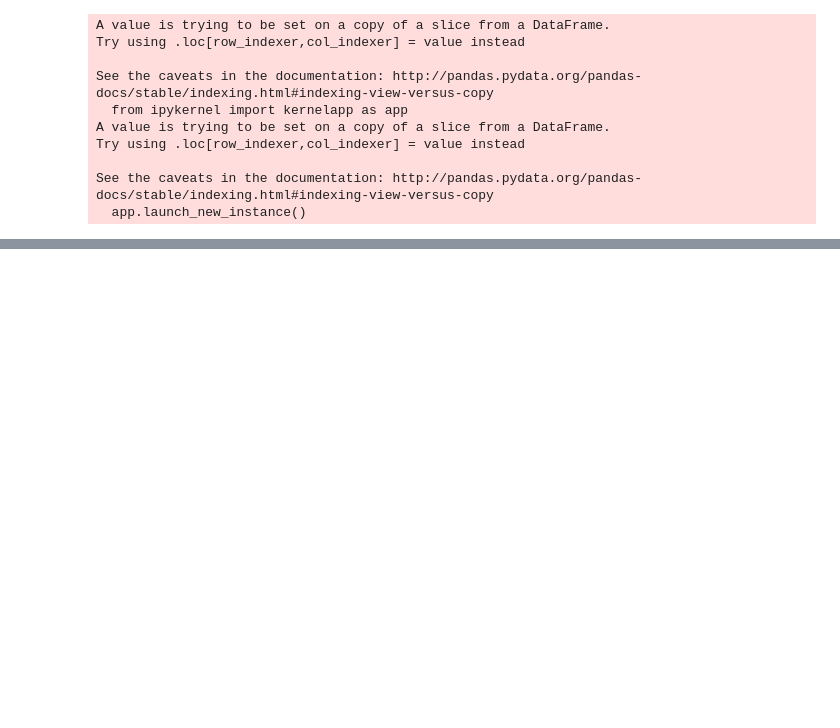
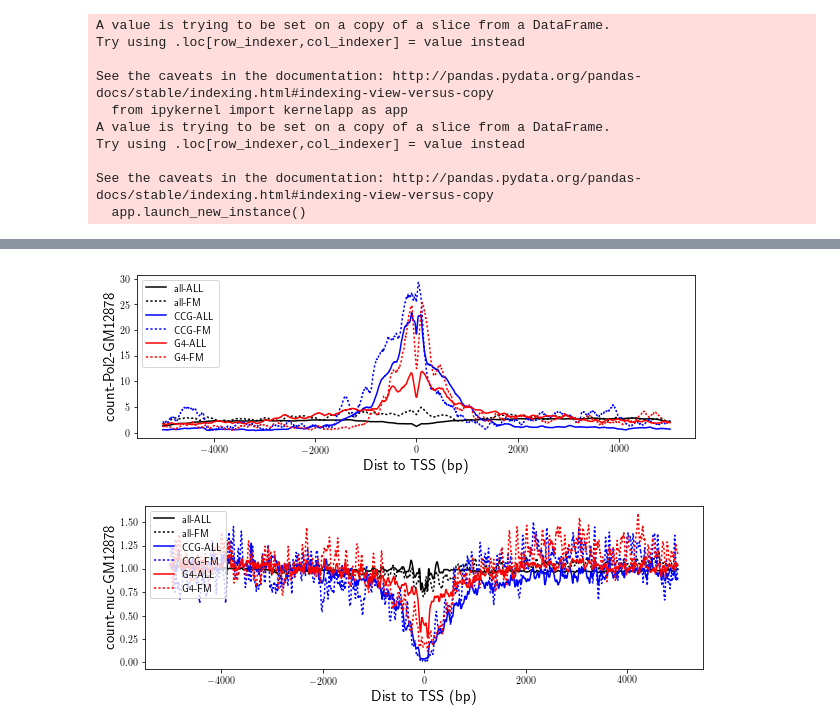
Before and after one commit to gymreklab/gtex-estrs-paper, a Jupyter notebook: Figures/eSTR-GTEx-Figure3.ipynb, the cells around one changed output, grey strips where cells are left out. Saved outputs shown, nothing was run; the diff lists cells and outputs as text; code cells hidden in the pictures; blank space fills up the shorter version.

```diff
--- a/Figures/eSTR-GTEx-Figure3.ipynb
+++ b/Figures/eSTR-GTEx-Figure3.ipynb
@@ -632,0 +604,44 @@ for period in list(range(1, 7))+["ALL"]:
+# %%
+# Plot: All, CGG, G4 (all, fm estrs)
+cols = ["dist", "count-S5-H1", "x", "y", \
+       "count-S5-GM12878", "x","y", \
+       "count-Pol2-H1", "x", "y", \
+       "count-Pol2-GM12878", "x", "y", \
+       "count-S2-GM12878", "x", "y", \
+       "count-dnase-GM12878", "x", "y", \
+       "count-nuc-GM12878", "x", "y"]
+
+labels = ["all", "CCG", "G4"]
+colors = ["black", "blue", "red"]
+
+for col in ["count-Pol2-GM12878", "count-nuc-GM12878"]:
+    fig = plt.figure()
+    fig.set_size_inches((10, 3))
+    ax = fig.add_subplot(111)
+
+    for l in labels:
+        if l == "all":
+            aname = "taghist-pol2-all_strs_tss.txt"
+            ename = "taghist-pol2-all_causal_estrs_tss.txt"
+        elif l == "CCG":
+            aname = "taghist-pol2-all_strs_gctrl.txt"
+            ename = "taghist-pol2-all_causal_gctrl.txt"
+        else:
+            aname = "taghist-pol2-all_strs_g4.txt"
+            ename = "taghist-pol2-all_causal_g4.txt"
+
+        color = colors[labels.index(l)]
+        adata = pd.read_csv(os.path.join("/storage/mgymrek/gtex/homer-plots/", aname), sep="\t")
+        adata.columns = cols
+        ax.plot(adata["dist"], adata[col], color=color, linestyle="solid", label="%s-ALL"%l)
+
+        edata = pd.read_csv(os.path.join("/storage/mgymrek/gtex/homer-plots/", ename), sep="\t")
+        edata.columns = cols
+        ax.plot(edata["dist"], edata[col], color=color, linestyle="dotted", label="%s-FM"%l)
+    ax.legend(loc="upper left")
+    ax.set_xlabel("Dist to TSS (bp)", size=15)
+    ax.set_ylabel(col, size=15)
+    fig.savefig(os.path.join(RESULTSDIR, "%s_col.pdf"%FIGPREFIX))
+# %% [output]
+[figure, added]
+[figure, added]
```
Also changed, not shown: parts of 14 cells of this notebook, 7 other files.
